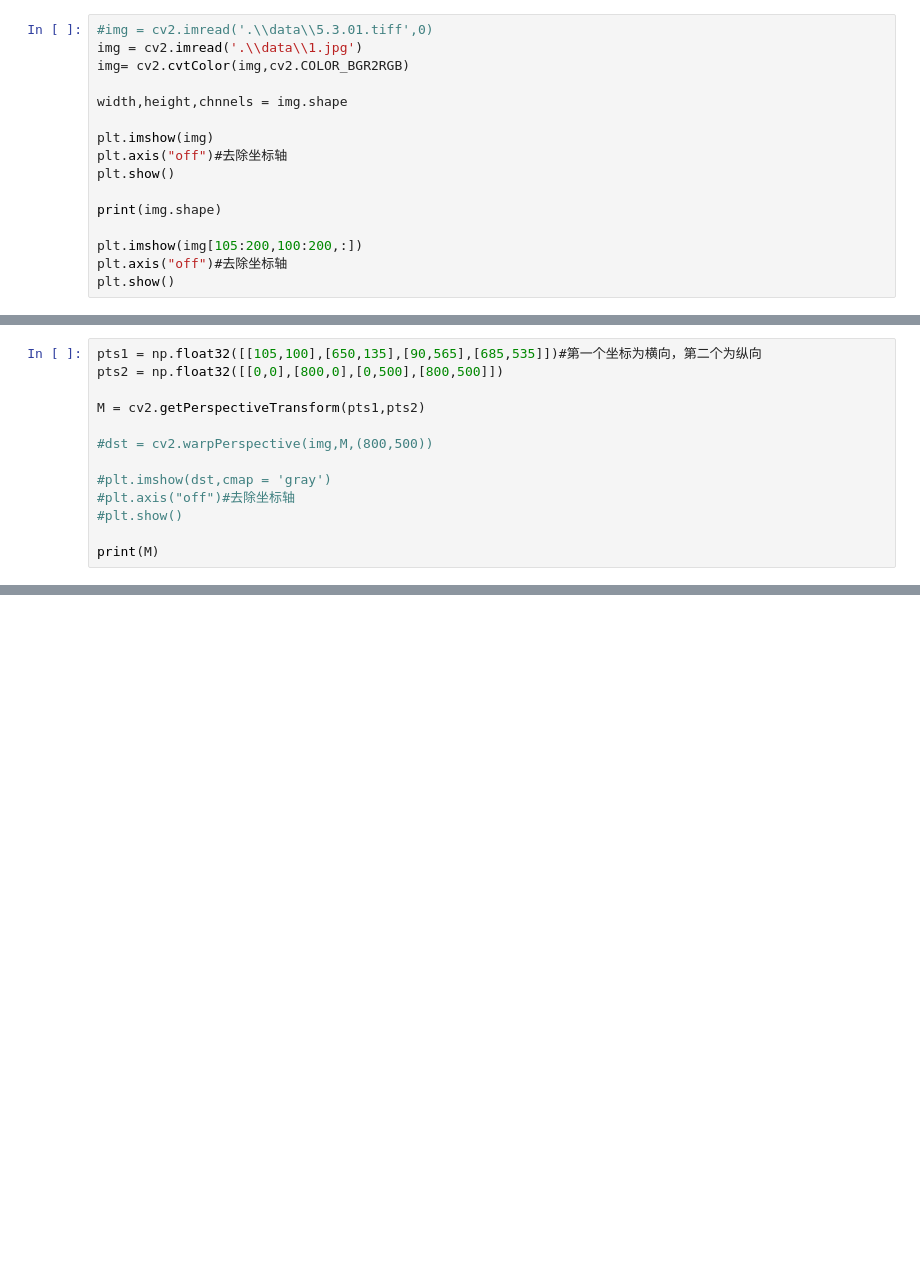
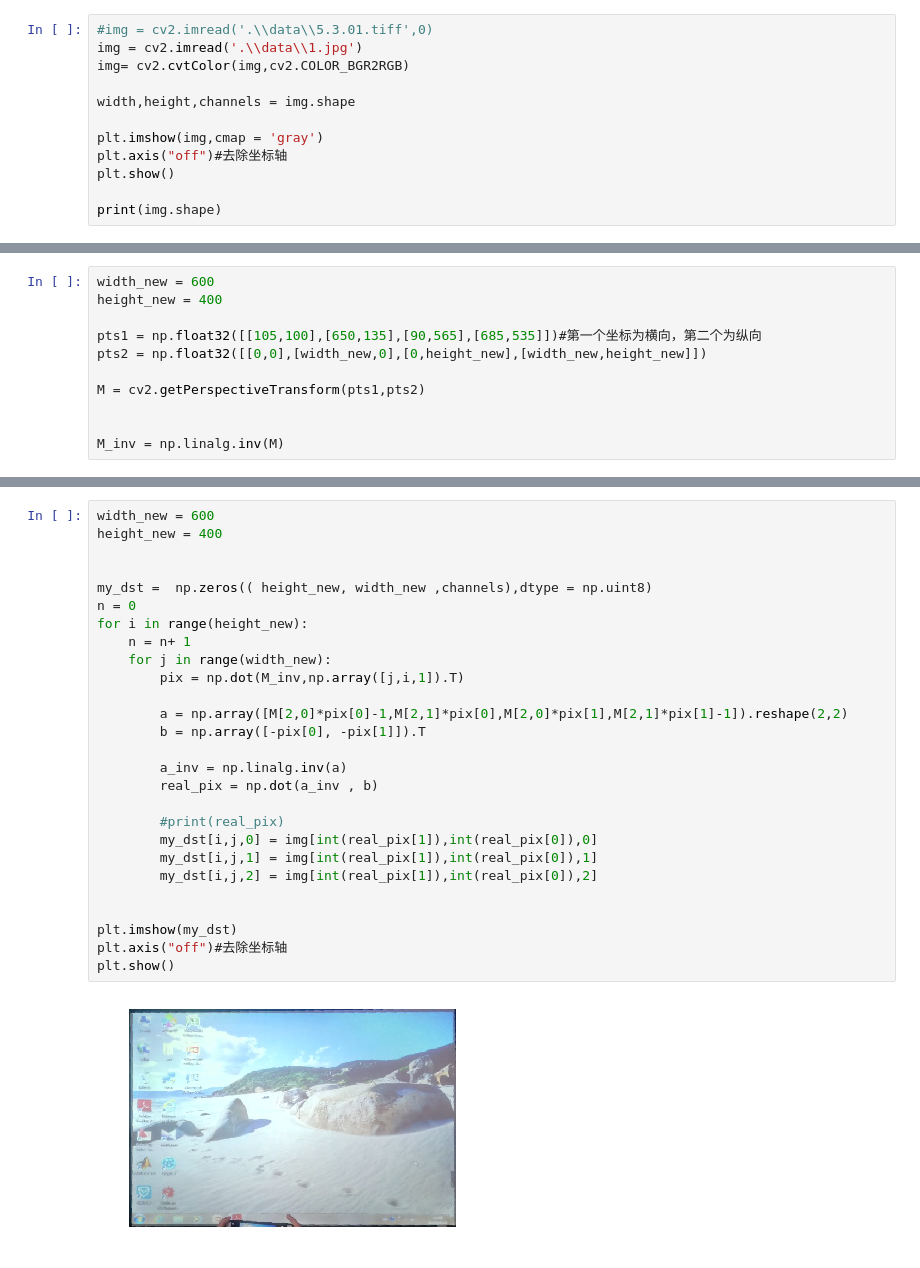
Before and after one commit to kamilyc/DIPCode, a Jupyter notebook: 透视变换.ipynb, the cells around one changed output, grey strips where cells are left out. Cells and saved outputs as stored; diff of their text form; blank space fills up the shorter version.

```diff
--- a/透视变换.ipynb
+++ b/透视变换.ipynb
@@ -12,17 +13,13 @@ np.set_printoptions(suppress=True, threshold=np.nan)
 img = cv2.imread('.\\data\\1.jpg')
 img= cv2.cvtColor(img,cv2.COLOR_BGR2RGB)
 
-width,height,chnnels = img.shape
+width,height,channels = img.shape
 
-plt.imshow(img)
+plt.imshow(img,cmap = 'gray')
 plt.axis("off")#去除坐标轴
 plt.show()
 
 print(img.shape)
-
-plt.imshow(img[105:200,100:200,:])
-plt.axis("off")#去除坐标轴
-plt.show()
 # %% [output]
 [figure]
 (601, 800, 3)
@@ -30,13 +26,11 @@ plt.show()
 # %%
+width_new = 600
+height_new = 400
+
 pts1 = np.float32([[105,100],[650,135],[90,565],[685,535]])#第一个坐标为横向，第二个为纵向
-pts2 = np.float32([[0,0],[800,0],[0,500],[800,500]])
+pts2 = np.float32([[0,0],[width_new,0],[0,height_new],[width_new,height_new]])
 
 M = cv2.getPerspectiveTransform(pts1,pts2)
 
-#dst = cv2.warpPerspective(img,M,(800,500))
 
-#plt.imshow(dst,cmap = 'gray')
-#plt.axis("off")#去除坐标轴
-#plt.show()
-
-print(M)
+M_inv = np.linalg.inv(M)
@@ -56,0 +37,29 @@ print(M[1,:])
+# %%
+width_new = 600
+height_new = 400
+
+
+my_dst =  np.zeros(( height_new, width_new ,channels),dtype = np.uint8)
+n = 0
+for i in range(height_new):
+    n = n+ 1
+    for j in range(width_new):
+        pix = np.dot(M_inv,np.array([j,i,1]).T)
+
+        a = np.array([M[2,0]*pix[0]-1,M[2,1]*pix[0],M[2,0]*pix[1],M[2,1]*pix[1]-1]).reshape(2,2)
+        b = np.array([-pix[0], -pix[1]]).T
+
+        a_inv = np.linalg.inv(a)
+        real_pix = np.dot(a_inv , b)
+
+        #print(real_pix)
+        my_dst[i,j,0] = img[int(real_pix[1]),int(real_pix[0]),0]
+        my_dst[i,j,1] = img[int(real_pix[1]),int(real_pix[0]),1]
+        my_dst[i,j,2] = img[int(real_pix[1]),int(real_pix[0]),2]
+
+
+plt.imshow(my_dst)
+plt.axis("off")#去除坐标轴
+plt.show()
+# %% [output]
+[figure, added]
```
Also changed, not shown: parts of 13 cells of this notebook.
